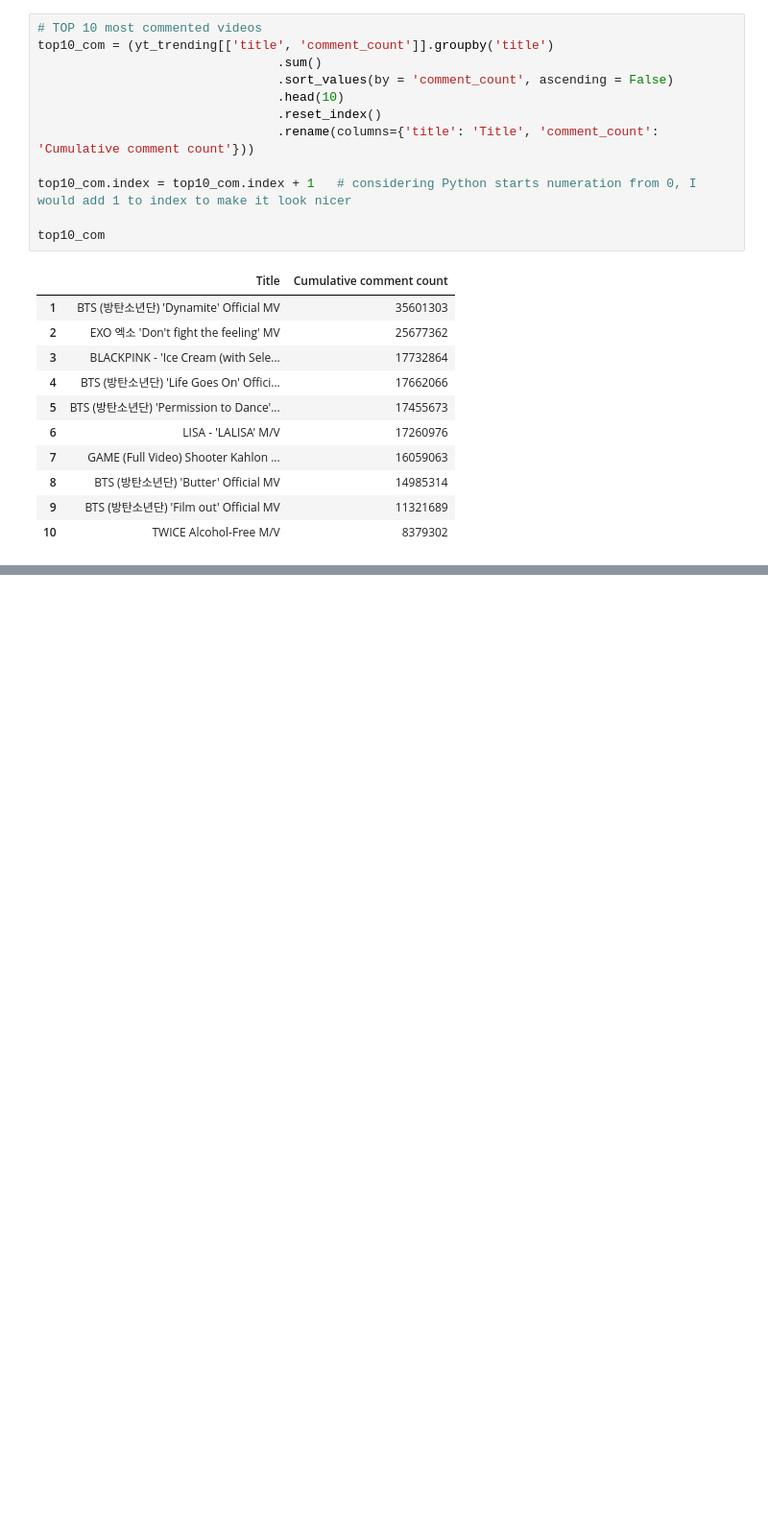
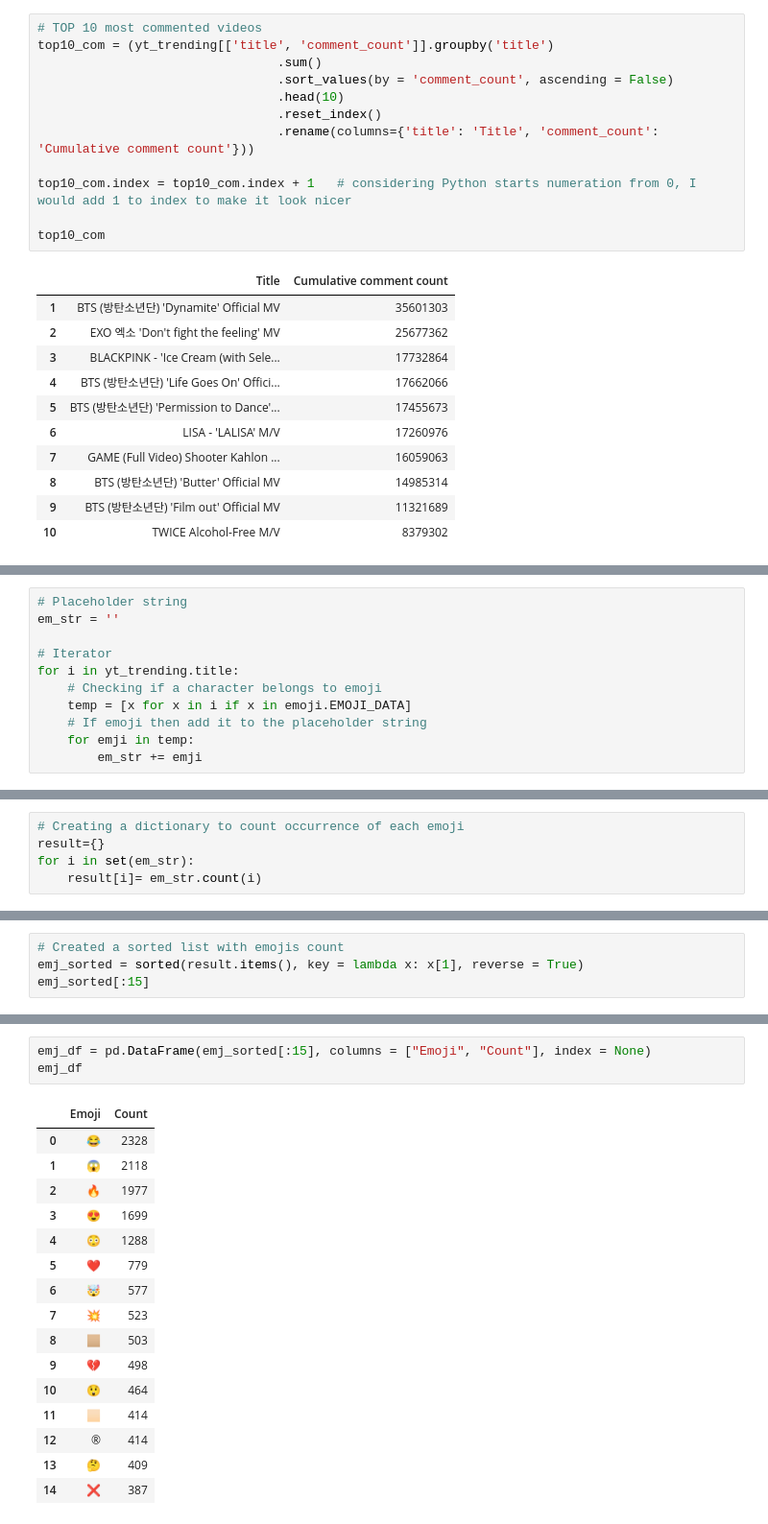
Before and after one commit to ValdsteiN/DS-Projects, a Jupyter notebook: Sentiment Analysis/Sentiment analysis DE YouTube.ipynb, the cells around one changed output, grey strips where cells are left out. Shown at 96% size. Drawn from its saved outputs; the diff is of its cells as text; blank space fills up the shorter version.

```diff
--- a/Sentiment Analysis/Sentiment analysis DE YouTube.ipynb
+++ b/Sentiment Analysis/Sentiment analysis DE YouTube.ipynb
@@ -491,0 +606,11 @@ top10_com
+# %%
+# Placeholder string
+em_str = ''
+
+# Iterator
+for i in yt_trending.title:
+    # Checking if a character belongs to emoji
+    temp = [x for x in i if x in emoji.EMOJI_DATA]
+    # If emoji then add it to the placeholder string
+    for emji in temp:
+        em_str += emji
@@ -491,0 +627,5 @@ top10_com
+# %%
+# Creating a dictionary to count occurrence of each emoji
+result={}
+for i in set(em_str):
+    result[i]= em_str.count(i)
@@ -491,0 +651,4 @@ top10_com
+# %%
+# Created a sorted list with emojis count
+emj_sorted = sorted(result.items(), key = lambda x: x[1], reverse = True)
+emj_sorted[:15]
@@ -491,0 +671,20 @@ top10_com
+# %%
+emj_df = pd.DataFrame(emj_sorted[:15], columns = ["Emoji", "Count"], index = None)
+emj_df
+# %% [output]
+|  | Emoji | Count |
+| 0 | 😂 | 2328 |
+| 1 | 😱 | 2118 |
+| 2 | 🔥 | 1977 |
+| 3 | 😍 | 1699 |
+| 4 | 😳 | 1288 |
+| 5 | ❤ | 779 |
+| 6 | 🤯 | 577 |
+| 7 | 💥 | 523 |
+| 8 | 🏼 | 503 |
+| 9 | 💔 | 498 |
+| 10 | 😲 | 464 |
+| 11 | 🏻 | 414 |
+| 12 | ® | 414 |
+| 13 | 🤔 | 409 |
+| 14 | ❌ | 387 |
```
Also changed, not shown: parts of 34 cells of this notebook, 1 other file.
